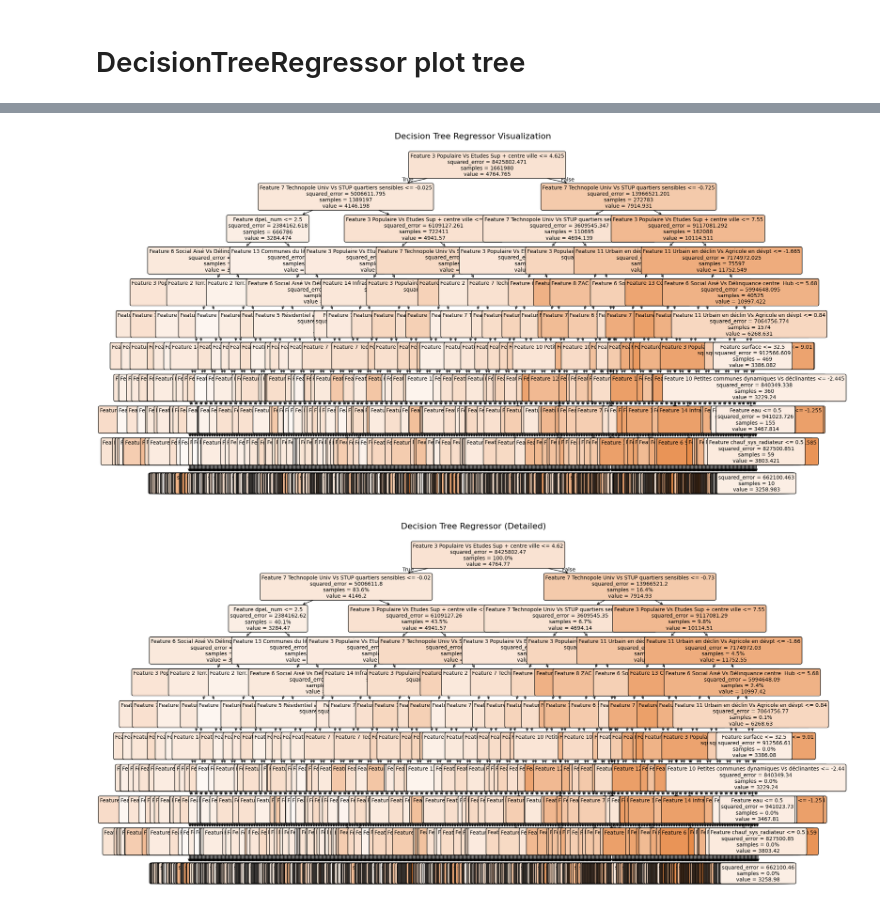
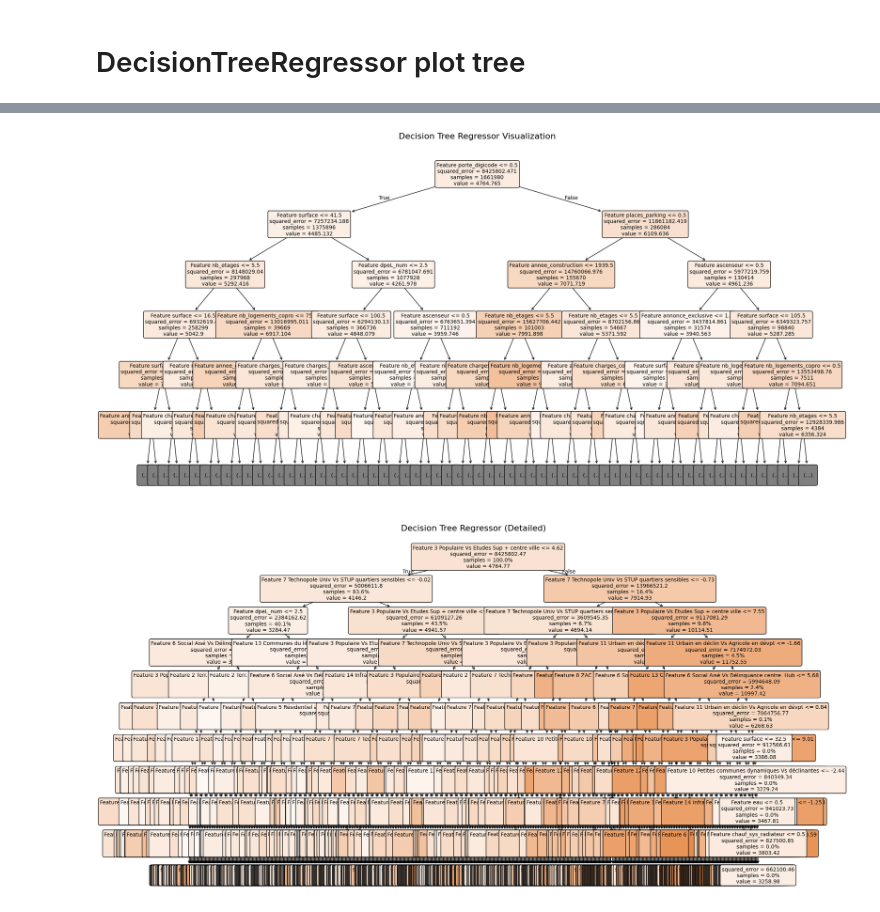
Before and after one commit to Clement2169/immocv, a Jupyter notebook: notebooks/ModellingAppartement-V3.ipynb, the cells around one changed output, grey strips where cells are left out. Saved outputs shown, nothing was run; the diff lists cells and outputs as text; code cells hidden in the pictures.

```diff
--- a/notebooks/ModellingAppartement-V3.ipynb
+++ b/notebooks/ModellingAppartement-V3.ipynb
@@ -17,10 +17,9 @@ metropole_appartement_file = "ventes-metropole-appartement" + parquet_extension
 metropole_appartement_file_cleaned = metropole_appartement_file + "_V1_clean_" + parquet_extension
 
 acp_appartement_file = "df_ACP_IRIS_immo_Processed"  + parquet_extension
+app_model_data_file = "ventes-metropole-model-appartement"
+app_model_file = "ventes-metropole-model-appartement"
 
-app_model_data_file = "ventes-metropole-model-appartement"
-app_model_data_X_file = "ventes-metropole-model-appartement-X"
-app_model_data_Y_file = "ventes-metropole-model-appartement-Y"
 app_shap_explainer_file = "shap-explainer"
 app_shap_values_file = "shap-values"
 
@@ -28,14 +27,16 @@ app_shap_values_file = "shap-values"
 DROP_COLUMNS = ['prix_bien','date',"expo_double","CODE_IRIS"]
 
 # set model option
-SaveModelData = True
+SaveModelData = False
+SaveModelResults = True
+SaveShapData = True
 #  Set plot options
 LargePlotActive = False
 MediumPlotActive = False
 SmallPlotActive = False
 HeatMapDisplay = False
 
-lgbRegressionON = False
+lgbRegressionON = True
 XGBRegressorON = False
 GridSearchXGBRegressor = False
 GridSearchDecisionTree = False
@@ -45,7 +46,8 @@ ShapDisplay = True
 
 DropRegDep = True
 DropLoyer = True
-AddACP = True
+AddACP = False
+acp_suffix=""
 # %% [markdown]
 # # functions
 # %%
@@ -770,10 +727,14 @@ save model time 0.002713441848754883
 # %% [markdown]
  # DecisionTreeRegressor  plot tree
 # %%
-decision_tree = models["DecisionTreeRegressor"]
+model_name = "DecisionTreeRegressor"
+decision_tree = models[model_name]
 if DecisionTreeDisplay :
     feat_importances = pd.Series(
         decision_tree.feature_importances_, X_train.columns)
     feat_importances.nlargest(10).plot(kind='barh',title="Decision Tree plot Appartements")
+    if SaveShapData :
+        save_image(plt,filename="decision_tree_importance" +acp_suffix,modelname=model_name,dpi=300)
+
     plt.show()
 # %% [output]
@@ -781,22 +742,24 @@ if DecisionTreeDisplay :
 # %%
 from sklearn.tree import plot_tree
 
 if DecisionTreeDisplay :
 
-    decision_tree = models["DecisionTreeRegressor"]
+    decision_tree = models[model_name]
     # Visualize the decision tree
     plt.figure(figsize=(20, 10))
     plot_tree(decision_tree,
+            max_depth=5,
             feature_names=[f'Feature {name}' for name in X.columns],
             filled=True,
             rounded=True,
             fontsize=10)
-
+    if SaveShapData :
+        save_image(plt,filename="decision_tree_tree" + acp_suffix,modelname=model_name,dpi=300)
     plt.title("Decision Tree Regressor Visualization", fontsize=16, pad=20)
     plt.tight_layout()
     plt.show()
 # %% [output]
-[figure, old version]
+[figure, new version]
 # %%
 # Optional: More detailed visualization with additional parameters
 
```
Also changed, not shown: parts of 14 cells of this notebook, 1 other file.
